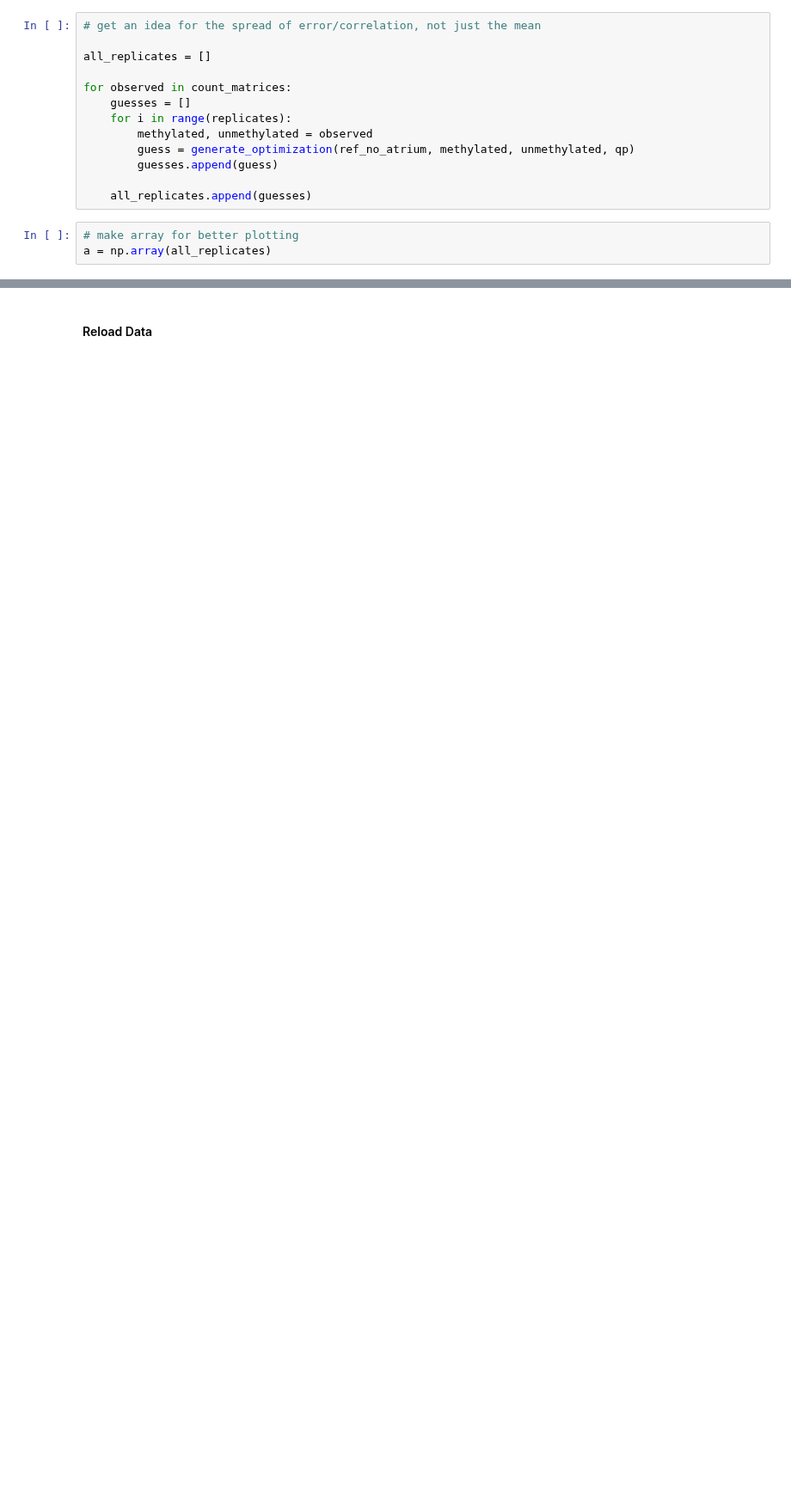
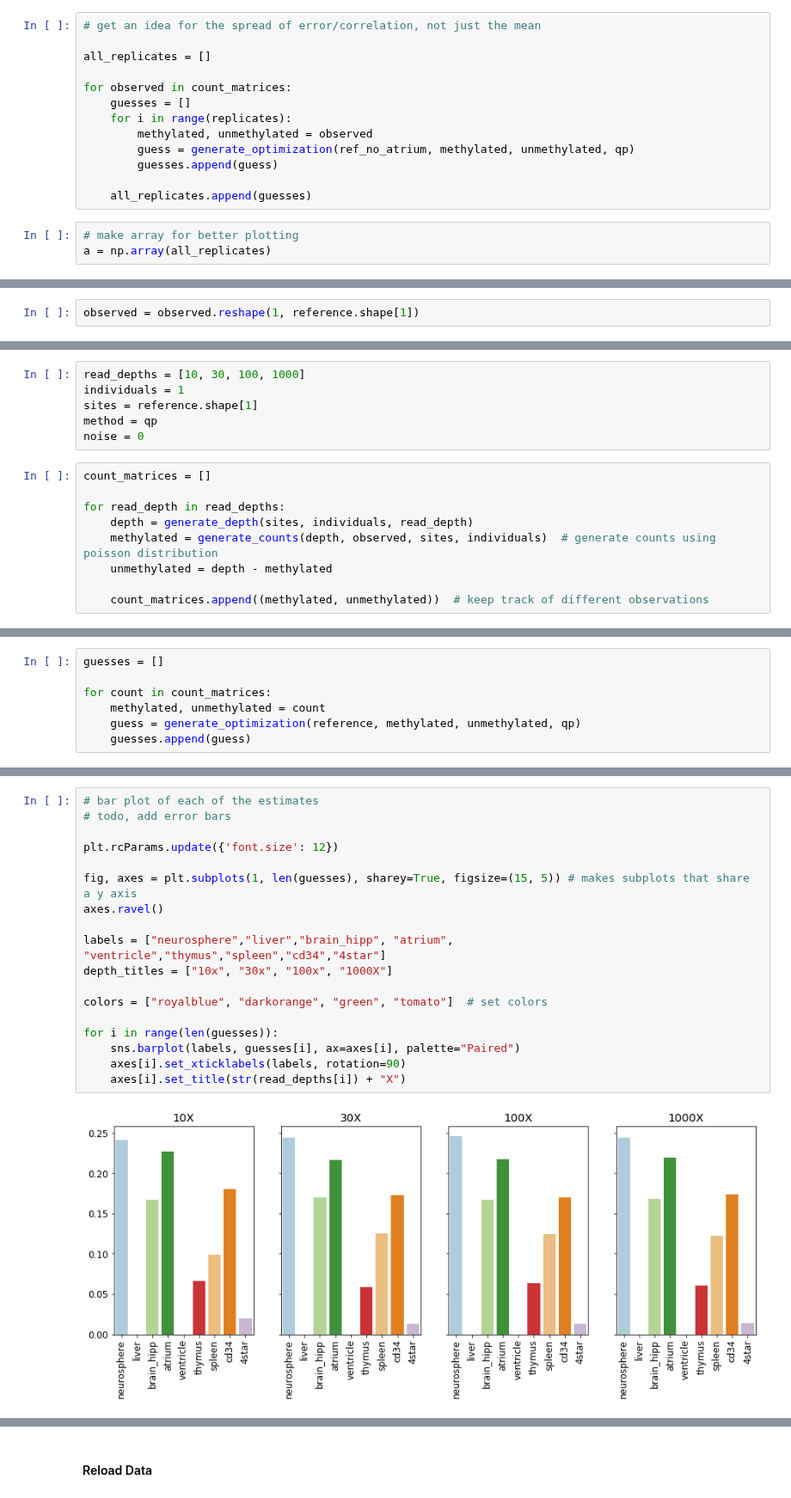
Before and after one commit to yangkangyf/cfDNA-deconvolution, a Jupyter notebook: plots/Simulation_experiments_2.ipynb, the cells around one changed output, grey strips where cells are left out. Shown at 86% size. Cells and saved outputs as stored; diff of their text form; blank space fills up the shorter version.

```diff
--- a/plots/Simulation_experiments_2.ipynb
+++ b/plots/Simulation_experiments_2.ipynb
@@ -229,0 +258,2 @@ __Observation__: I'm a little surprised that there is no variation between repli
+# %%
+observed = observed.reshape(1, reference.shape[1])
@@ -229,0 +262,15 @@ __Observation__: I'm a little surprised that there is no variation between repli
+# %%
+read_depths = [10, 30, 100, 1000]
+individuals = 1
+sites = reference.shape[1]
+method = qp
+noise = 0
+# %%
+count_matrices = []
+
+for read_depth in read_depths:
+    depth = generate_depth(sites, individuals, read_depth)
+    methylated = generate_counts(depth, observed, sites, individuals)  # generate counts using poisson distribution
+    unmethylated = depth - methylated
+
+    count_matrices.append((methylated, unmethylated))  # keep track of different observations
@@ -229,0 +279,7 @@ __Observation__: I'm a little surprised that there is no variation between repli
+# %%
+guesses = []
+
+for count in count_matrices:
+    methylated, unmethylated = count
+    guess = generate_optimization(reference, methylated, unmethylated, qp)
+    guesses.append(guess)
@@ -229,0 +288,20 @@ __Observation__: I'm a little surprised that there is no variation between repli
+# %%
+# bar plot of each of the estimates
+# todo, add error bars
+
+plt.rcParams.update({'font.size': 12})
+
+fig, axes = plt.subplots(1, len(guesses), sharey=True, figsize=(15, 5)) # makes subplots that share a y axis
+axes.ravel()
+
+labels = ["neurosphere","liver","brain_hipp", "atrium", "ventricle","thymus","spleen","cd34","4star"]
+depth_titles = ["10x", "30x", "100x", "1000X"]
+
+colors = ["royalblue", "darkorange", "green", "tomato"]  # set colors
+
+for i in range(len(guesses)):
+    sns.barplot(labels, guesses[i], ax=axes[i], palette="Paired")
+    axes[i].set_xticklabels(labels, rotation=90)
+    axes[i].set_title(str(read_depths[i]) + "X")
+# %% [output]
+[figure, added]
```
Also changed, not shown: parts of 68 cells of this notebook, 6 other files.
